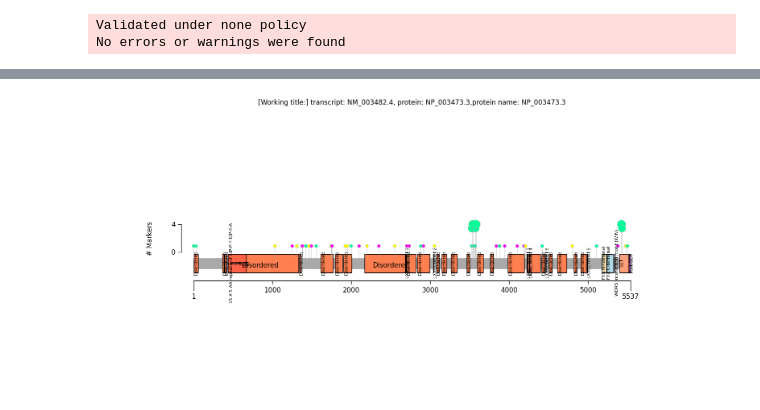
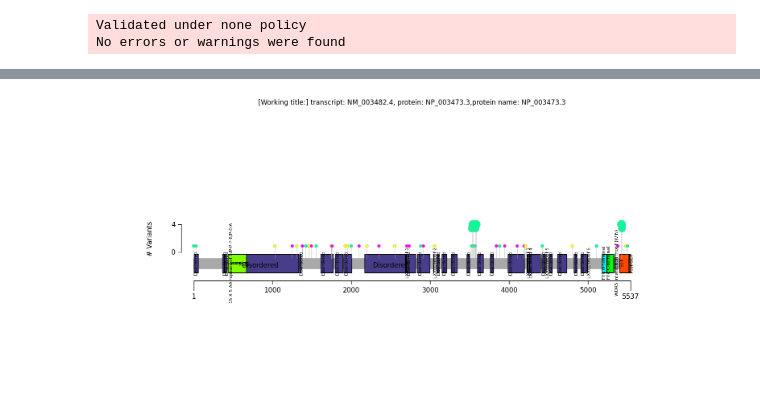
Before and after one commit to monarch-initiative/gpsea, a Jupyter notebook: case_studies/KMT2D/KMT2D_correlations.ipynb, the cells around one changed output, grey strips where cells are left out. Cells and saved outputs as stored; diff of their text form; code cells hidden in the pictures.

```diff
--- a/case_studies/KMT2D/KMT2D_correlations.ipynb
+++ b/case_studies/KMT2D/KMT2D_correlations.ipynb
@@ -85,11 +84,10 @@ from genophenocorr.view import ProteinVisualizable
 protein_meta = protein_metas[0]
 pvis = ProteinVisualizable(tx_coordinates=tx_coordinates, protein_meta=protein_meta, cohort=cohort)
 # %%
-from genophenocorr.view import VariantDrawer
-drawer = VariantDrawer()
+drawer = ProteinVisualizer()
 drawer.draw_fig(pvis=pvis)
 # %% [output]
-[figure, old version]
+[figure, new version]
 # %%
 from genophenocorr.analysis import configure_cohort_analysis, CohortAnalysisConfiguration
 from genophenocorr.analysis.predicate import PatientCategories
```
Also changed, not shown: parts of 5 cells of this notebook.
